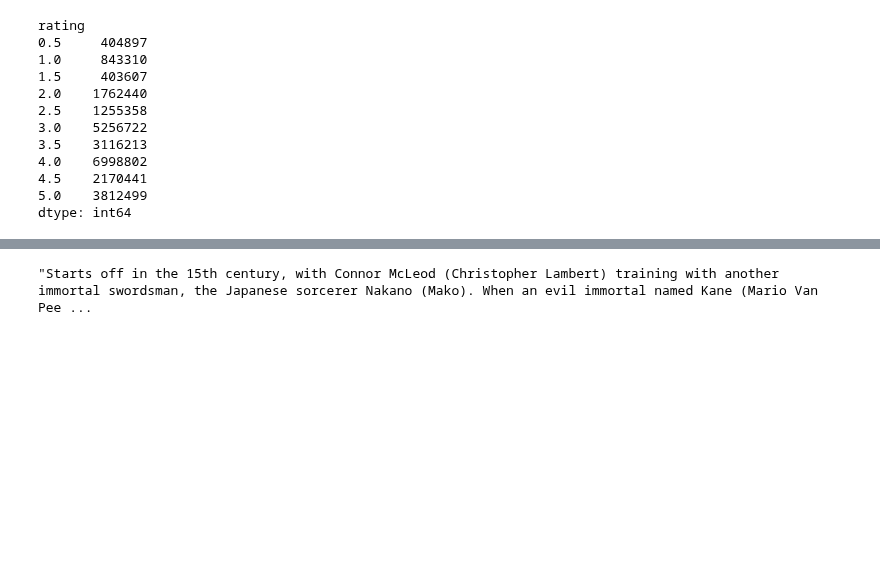
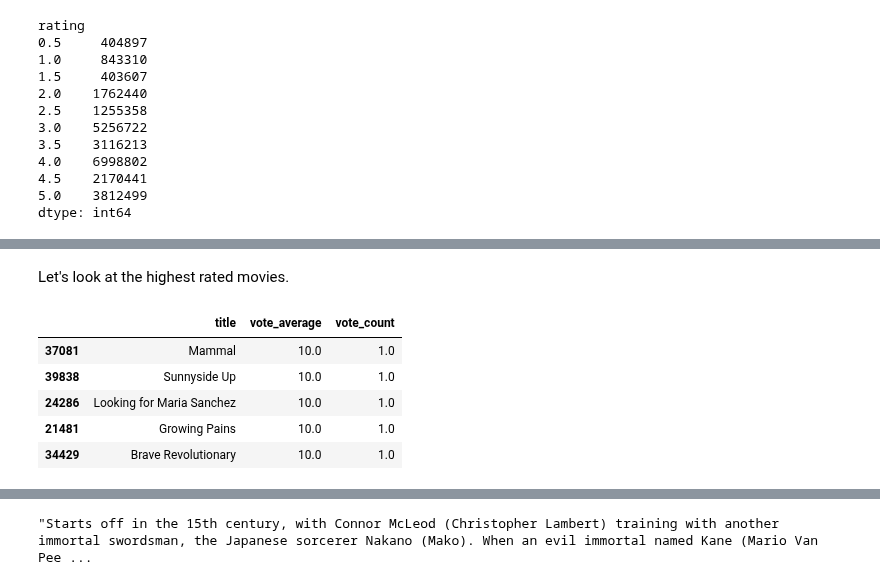
Before and after one commit to knolasco/Intro_to_ML_Course, a Jupyter notebook: Module7/RecommendationSystem.ipynb, the cells around one changed output, grey strips where cells are left out. Cells and saved outputs as stored; diff of their text form; code cells hidden in the pictures; blank space fills up the shorter version.

```diff
--- a/Module7/RecommendationSystem.ipynb
+++ b/Module7/RecommendationSystem.ipynb
@@ -112,6 +151,7 @@ movies_metadata_df[movies_metadata_df['keep_row'] == False]
 # %%
 movies_metadata_df = movies_metadata_df[movies_metadata_df['keep_row'] == True]
-movies_metadata_df['keep_row'].value_counts()
+print(movies_metadata_df['keep_row'].value_counts())
+movies_metadata_df.loc[: ,'id'] = movies_metadata_df['id'].astype('int64')
 # %% [output]
 True    45463
 Name: keep_row, dtype: int64
@@ -118,3 +162,0 @@ Name: keep_row, dtype: int64
-# %%
-movies_metadata_df['id'] = movies_metadata_df['id'].astype('int64')
-movies_metadata_df.dtypes
@@ -144,3 +162,0 @@ dtype: object
-# %%
-data = ratings_df.merge(movies_metadata_df.add_suffix('_movies'), left_on = 'movieId', right_on = 'id_movies', how = 'inner')
-data.shape
@@ -248,0 +163,3 @@ movies_metadata_df.merge(top_10_each_category[top_10_each_category['rating_categ
+# %%
+data_raw = credits_df.merge(movies_metadata_df, on = 'id', how = 'inner').drop_duplicates(subset = ['id'])
+data_raw.shape
@@ -248,0 +172,11 @@ movies_metadata_df.merge(top_10_each_category[top_10_each_category['rating_categ
+# %% [markdown]
+Let's look at the highest rated movies.
+# %%
+data_raw.sort_values(by = 'vote_average', ascending = False)[['title', 'vote_average', 'vote_count']].head(5)
+# %% [output]
+|  | title | vote_average | vote_count |
+| 37081 | Mammal | 10.0 | 1.0 |
+| 39838 | Sunnyside Up | 10.0 | 1.0 |
+| 24286 | Looking for Maria Sanchez | 10.0 | 1.0 |
+| 21481 | Growing Pains | 10.0 | 1.0 |
+| 34429 | Brave Revolutionary | 10.0 | 1.0 |
```
Also changed, not shown: parts of 115 cells of this notebook.
